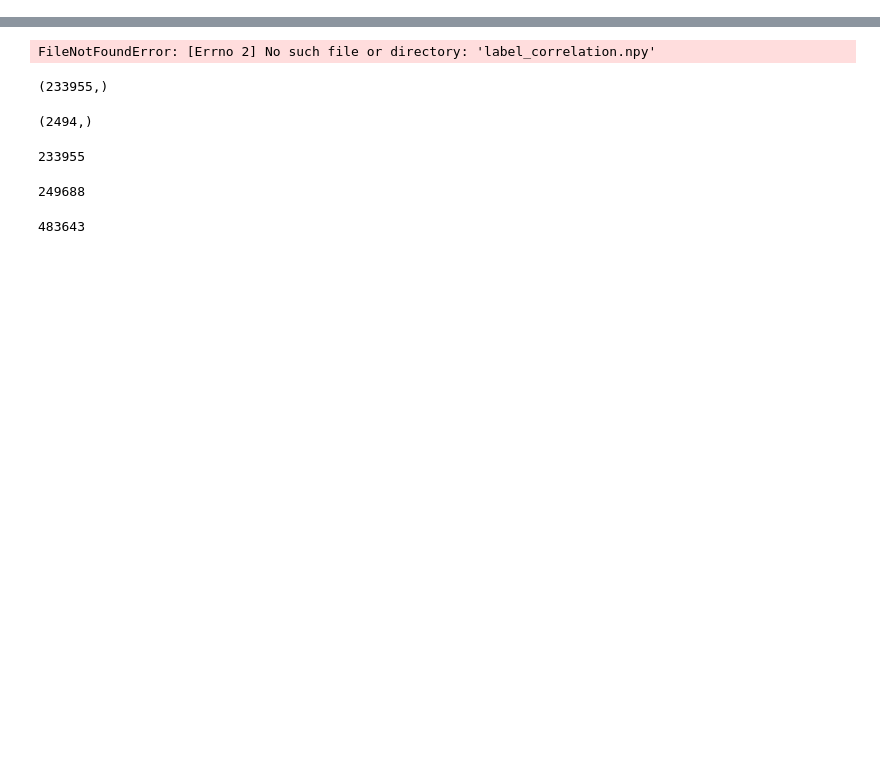
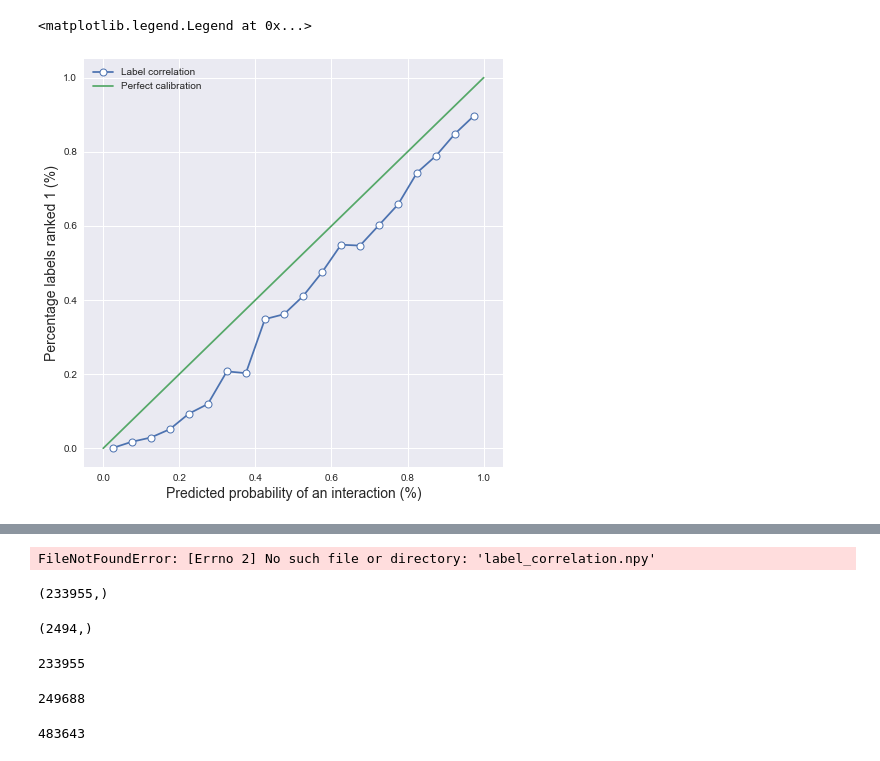
Before and after one commit to ljmartin/molrec, a Jupyter notebook: label_correlation/code_scrapbook.ipynb, the cells around one changed output, grey strips where cells are left out. Cells and saved outputs as stored; diff of their text form; code cells hidden in the pictures; blank space fills up the shorter version.

```diff
--- a/label_correlation/code_scrapbook.ipynb
+++ b/label_correlation/code_scrapbook.ipynb
@@ -17,3 +17,26 @@ import matplotlib.pyplot as plt
 plt.style.use('seaborn')
 
 from statsmodels.distributions.empirical_distribution import ECDF
+# %%
+hit_arr = np.load('hit_arr.npy')
+miss_arr = np.load('miss_arr.npy')
+# %%
+
+
+fig, ax = plt.subplots()
+fig.set_figheight(7.5)
+fig.set_figwidth(7.5)
+
+x = np.linspace(0,1,21)
+h = np.histogram(hit_arr, bins=x)
+m = np.histogram(miss_arr, bins=x)
+
+ax.plot(x[:-1]+0.025, h[0]/(m[0]+h[0]), '-o', mfc='white', mew=1, label='Label correlation')
+
+ax.set_ylabel('Percentage labels ranked 1 (%)', fontsize=14)
+ax.set_xlabel('Predicted probability of an interaction (%)', fontsize=14)
+ax.plot([0,1],[0,1], label='Perfect calibration')
+ax.legend()
+# %% [output]
+<matplotlib.legend.Legend at 0x...>
+[figure, added]
```
Also changed, not shown: parts of 1 cell of this notebook, 25 other files.
